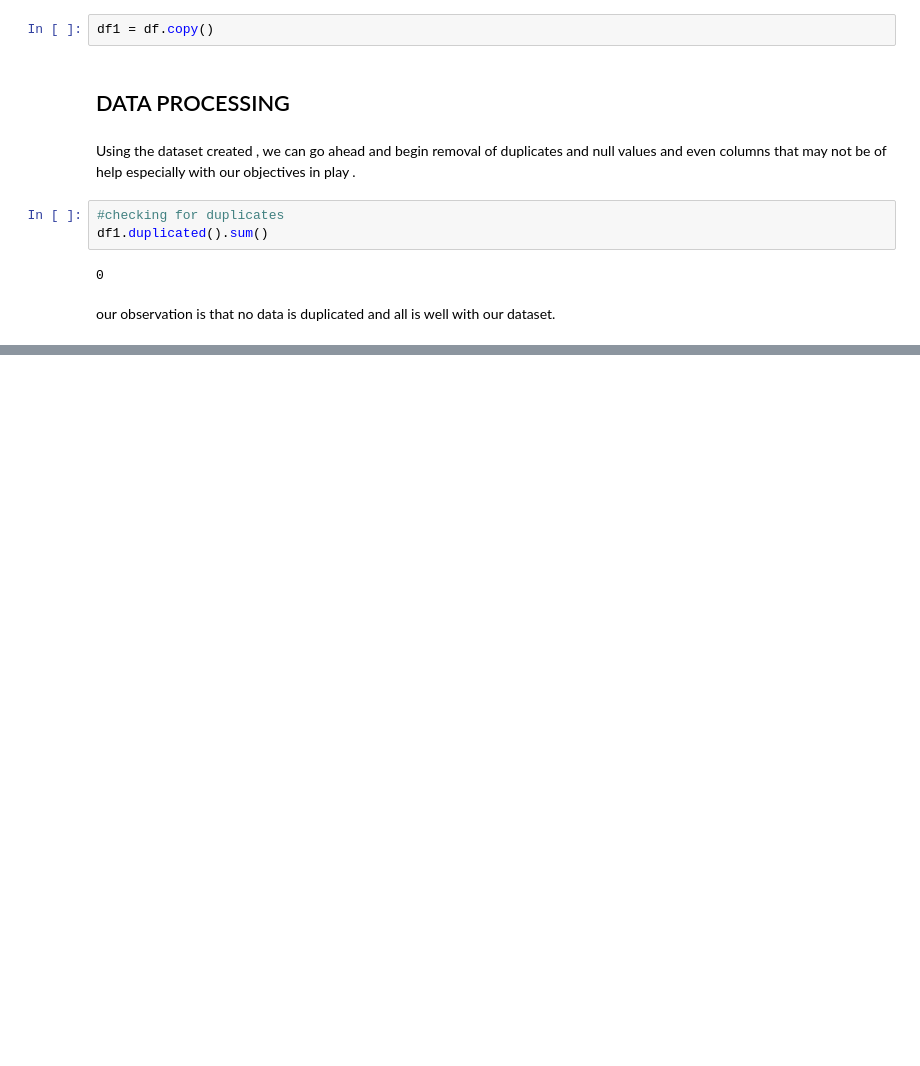
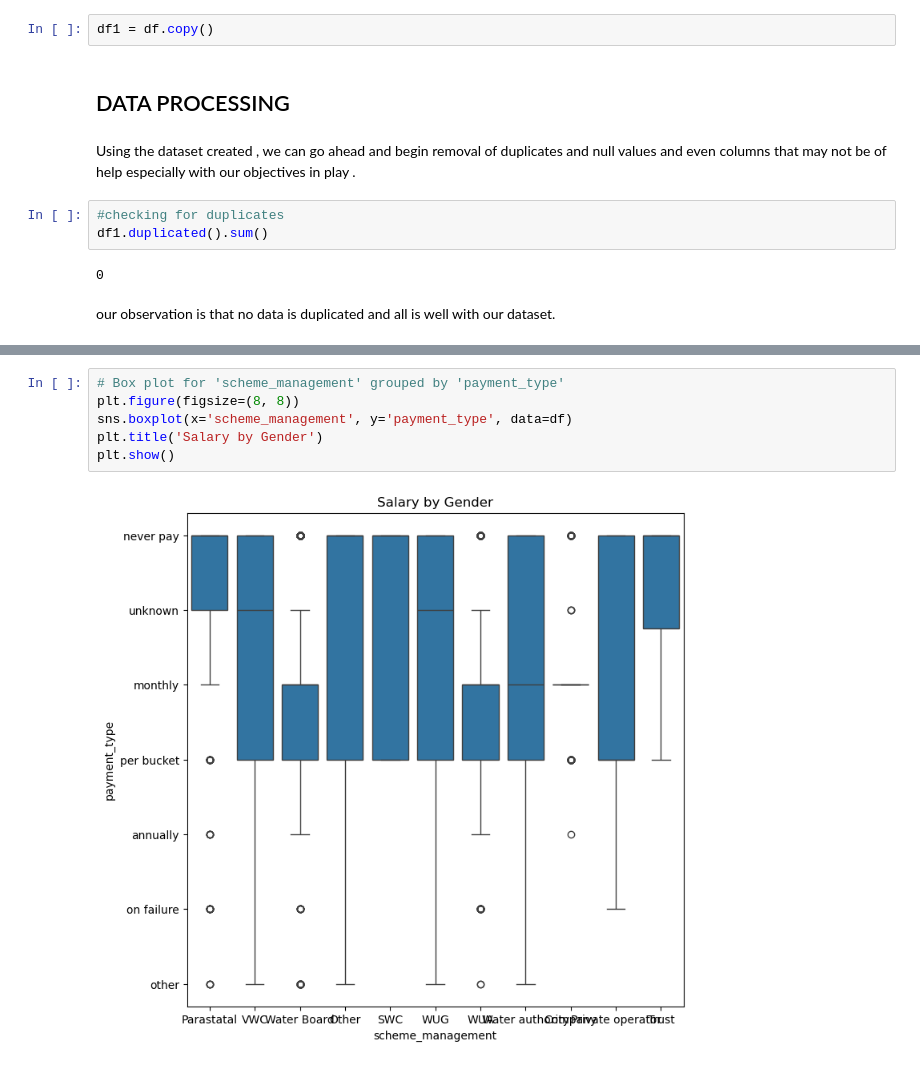
Before and after one commit to Rayez634/Project3, a Jupyter notebook: Water_supply.ipynb, the cells around one changed output, grey strips where cells are left out. Cells and saved outputs as stored; diff of their text form; blank space fills up the shorter version.

```diff
--- a/Water_supply.ipynb
+++ b/Water_supply.ipynb
@@ -111,0 +334,8 @@ our observation is that no data is duplicated and all is well with our dataset.
+# %%
+# Box plot for 'scheme_management' grouped by 'payment_type'
+plt.figure(figsize=(8, 8))
+sns.boxplot(x='scheme_management', y='payment_type', data=df)
+plt.title('Salary by Gender')
+plt.show()
+# %% [output]
+[figure, added]
```
Also changed, not shown: parts of 32 cells of this notebook, 1 other file.
